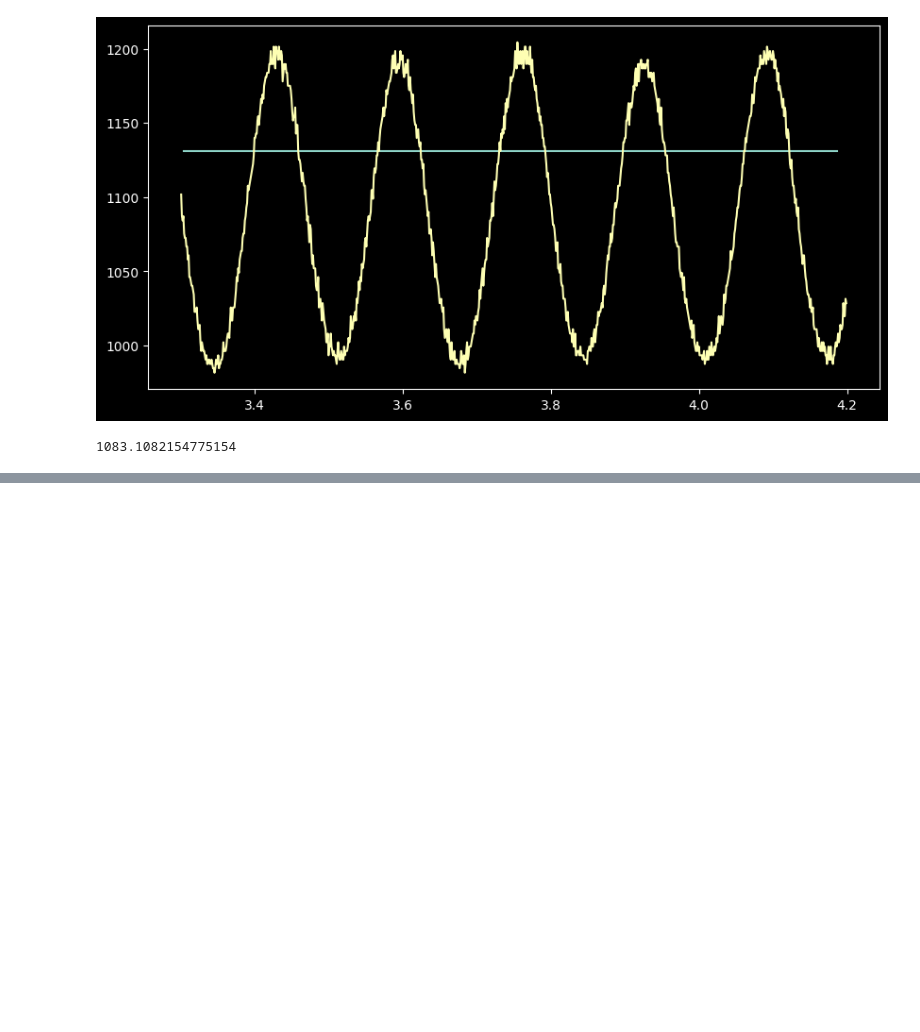
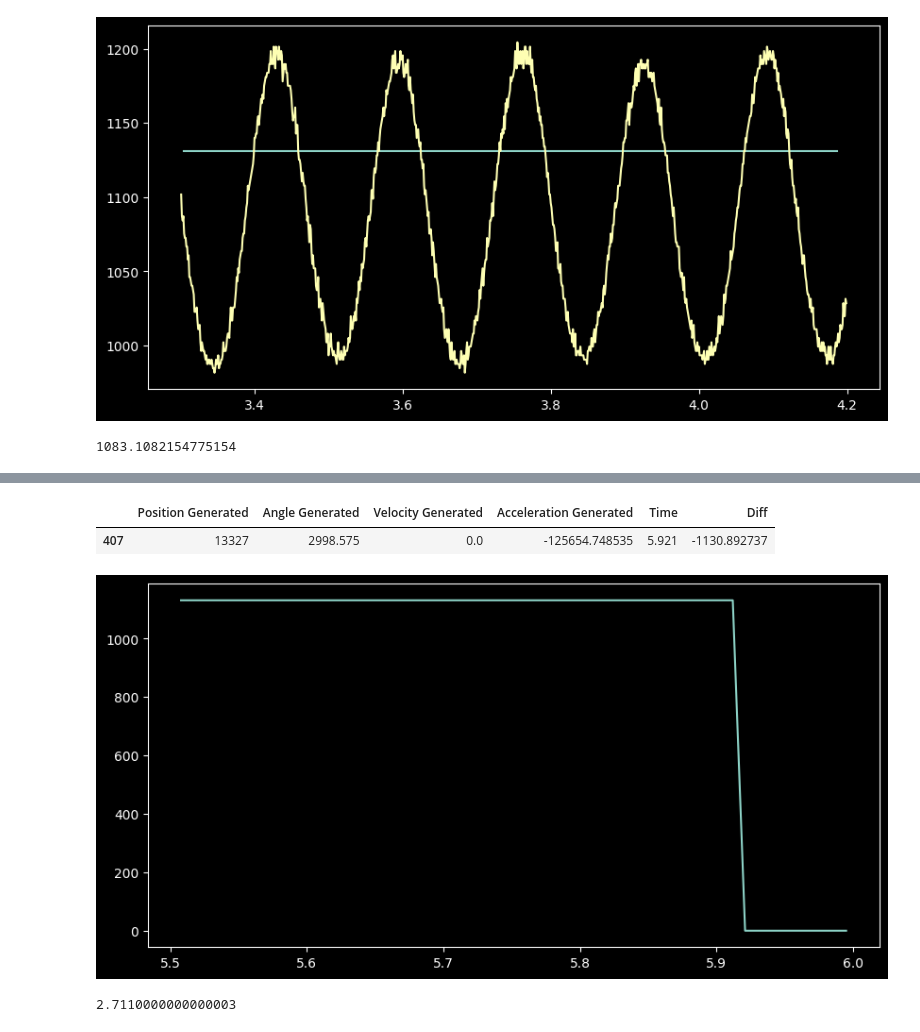
Before and after one commit to omzlette/Auto-Checkers, a Jupyter notebook: plotgraphLOAD1.ipynb, the cells around one changed output, grey strips where cells are left out. Cells and saved outputs as stored; diff of their text form; code cells hidden in the pictures; blank space fills up the shorter version.

```diff
--- a/plotgraphLOAD1.ipynb
+++ b/plotgraphLOAD1.ipynb
@@ -327,0 +351,20 @@ dtype: float64
+# %%
+dfTemp = df[(df['Time'] > 5.5) & (df['Time'] < 6)]
+
+fig, ax = plt.subplots(1, 1, figsize=(10, 5))
+ax.plot(dfTemp['Time'], dfTemp['Velocity Generated'], label='Velocity Generated')
+
+dfTemp['Diff'] = dfTemp['Velocity Generated'].diff()
+dfTemp = dfTemp[(dfTemp['Diff'] < 0)]
+
+dfTemp.head(10)
+# %% [output]
+|  | Position Generated | Angle Generated | Velocity Generated | Acceleration Generated | Time | Diff |
+| 407 | 13327 | 2998.575 | 0.0 | -125654.748535 | 5.921 | -1130.892737 |
+[figure, added]
+# %%
+endTime = dfTemp['Time'].iloc[0]
+
+endTime - startTime
+# %% [output]
+2.7110000000000003
```
Also changed, not shown: parts of 21 cells of this notebook, 12 other files.
